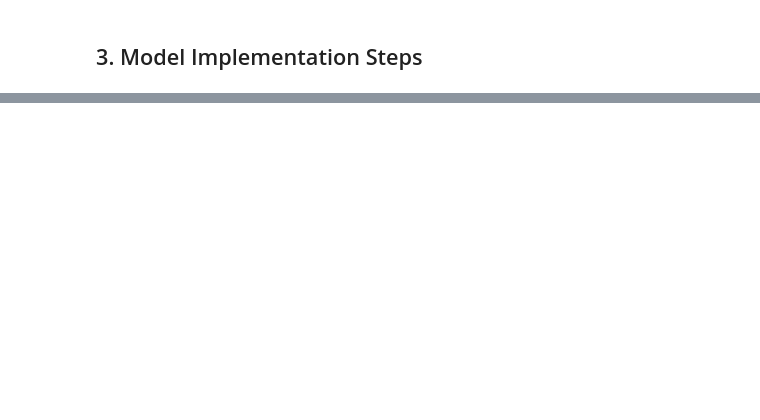
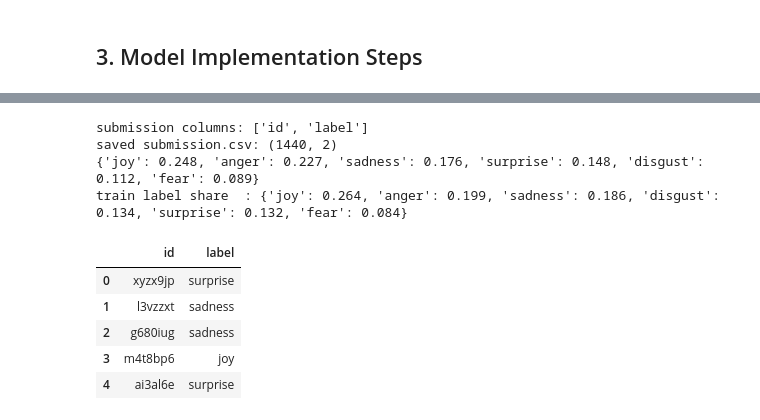
Before and after one commit to Wri0thesl4y/DM2026-Lab2-Exercise, a Jupyter notebook: DM2026-Lab2-Homework.ipynb, the cells around one changed output, grey strips where cells are left out. Drawn from its saved outputs; the diff is of its cells as text; code cells hidden in the pictures; blank space fills up the shorter version.

Commit message:
Lab 2 Submission

```diff
--- a/DM2026-Lab2-Homework.ipynb
+++ b/DM2026-Lab2-Homework.ipynb
@@ -381,8 +429,8 @@ if DEVICE == "cpu":
     print("WARNING: no GPU found, fine-tuning will be very slow. Turn on a GPU accelerator.")
 
 PRETRAINED = "j-hartmann/emotion-english-distilroberta-base"
-EPOCHS, LR, BATCH, MAX_LEN, WARMUP = 4, 3e-5, 16, 128, 0.1
-TR_SEEDS = [42, 43, 44]
+EPOCHS, LR, BATCH, MAX_LEN, WARMUP = 4, 3e-5, 16, 64, 0.1   # posts are short (median 13 words), 64 tokens is plenty
+TR_SEEDS = [42, 43, 44, 45, 46]
 CLASSES = sorted(set(y_all))
 cls2id = {c: i for i, c in enumerate(CLASSES)}
 tok = AutoTokenizer.from_pretrained(PRETRAINED)
@@ -423,7 +471,7 @@ def finetune_predict(train_texts, train_labels, eval_texts, seed):
     counts = pd.Series(train_labels).value_counts()
     weights = torch.tensor([len(train_labels) / (len(CLASSES) * counts[c]) for c in CLASSES],
                            dtype=torch.float, device=DEVICE)
-    loss_fn = torch.nn.CrossEntropyLoss(weight=weights)
+    loss_fn = torch.nn.CrossEntropyLoss(weight=weights, label_smoothing=0.1)   # emotion labels are noisy
 
     opt = torch.optim.AdamW(model.parameters(), lr=LR, weight_decay=0.01)
     total = EPOCHS * len(loader)
@@ -450,10 +498,26 @@ def finetune_predict(train_texts, train_labels, eval_texts, seed):
         torch.cuda.empty_cache()
     return np.vstack(out)
 
+# Two different pre-trained backbones, each fine-tuned with several seeds, then averaged.
+# Both share the 7-emotion head of j-hartmann, so load_model() reuses the pre-trained
+# weights of our six classes. Learning rates are lower for the larger model.
+BACKBONES = {
+    "j-hartmann/emotion-english-distilroberta-base": 3e-5,
+    "j-hartmann/emotion-english-roberta-large": 1e-5,
+}
+
+def run_backbone(name, lr, train_texts, y, eval_texts, seeds):
+    """Fine-tune one backbone over several seeds, return averaged class probabilities."""
+    global PRETRAINED, tok, LR
+    PRETRAINED, LR = name, lr          # finetune_predict / make_loader / load_model read these globals
+    tok = AutoTokenizer.from_pretrained(name)
+    return np.mean([finetune_predict(train_texts, y, eval_texts, s) for s in seeds], axis=0)
+
 # Train on the 80% fit part only, score on the 20% hold-out.
 t0 = time.time()
-val_probs_tr = np.mean([finetune_predict(fit_df["text"], y_fit, val_df["text"], s) for s in TR_SEEDS], axis=0)
-print(f"fine-tuning ({len(TR_SEEDS)} seeds) took {time.time() - t0:.0f}s")
+val_probs_tr = np.mean([run_backbone(n, lr, fit_df["text"], y_fit, val_df["text"], TR_SEEDS)
+                        for n, lr in BACKBONES.items()], axis=0)
+print(f"fine-tuning ({len(BACKBONES)} backbones x {len(TR_SEEDS)} seeds) took {time.time() - t0:.0f}s")
 
 # Classical model for the blend: LogReg gives probabilities (LinearSVC does not).
 LR_NAME = "TF-IDF + MiniLM + LogReg"
@@ -468,7 +532,7 @@ for w in [0.5, 0.7, 1.0]:
     print(f"transformer weight {w}: hold-out macro F1 = {blend_scores[w]:.4f}")
 print(f"(TF-IDF + MiniLM classical best, for reference: {f1_score(y_val, y_val_pred, average='macro'):.4f})")
 
-BLEND_W = max(blend_scores, key=blend_scores.get)
+BLEND_W = 0.6   # fixed in advance (not picked on the hold-out) to avoid tuning to a 659-post split
 y_val_blend = np.array(CLASSES)[(BLEND_W * val_probs_tr + (1 - BLEND_W) * val_probs_lr).argmax(1)]
 print("\nchosen transformer weight:", BLEND_W)
 print(f"hold-out accuracy: {accuracy_score(y_val, y_val_blend):.4f} | macro F1: {f1_score(y_val, y_val_blend, average='macro'):.4f}\n")
@@ -476,31 +560,43 @@ print(classification_report(y_val, y_val_blend))
 # %%
 # Final models: same settings as on the hold-out, refit on ALL labeled posts
 # (fit + hold-out), then predict the Kaggle test posts with the chosen blend.
 from sklearn.base import clone
 
 lr_final = clone(searches[LR_NAME].best_estimator_).fit(X_all, y_all)
 test_probs_lr = lr_final.predict_proba(X_test)
-test_probs_tr = np.mean([finetune_predict(train_all["text"], y_all, test_df["text"], s) for s in TR_SEEDS], axis=0)
+test_probs_tr = np.mean([run_backbone(n, lr, train_all["text"], y_all, test_df["text"], TR_SEEDS)
+                         for n, lr in BACKBONES.items()], axis=0)
 
 test_probs = BLEND_W * test_probs_tr + (1 - BLEND_W) * test_probs_lr
 test_pred = np.array(CLASSES)[test_probs.argmax(1)]
 
 # Kaggle's scorer looks for a column named "id" (the sample file calls it post_id),
 # so the submission uses "id" for the ID and keeps "label" for the prediction.
 ID_COL, LABEL_COL = "id", "label"
 print("submission columns:", [ID_COL, LABEL_COL])
 
 pred = pd.DataFrame({ID_COL: test_df["post_id"], LABEL_COL: test_pred})
 # Keep exactly the row order of the sample submission file.
 submission = sample_sub[["post_id"]].rename(columns={"post_id": ID_COL}).merge(pred, on=ID_COL, how="left")
 
 assert list(submission.columns) == [ID_COL, LABEL_COL]
 assert len(submission) == len(sample_sub) and submission[ID_COL].equals(sample_sub["post_id"])
 assert submission[LABEL_COL].notna().all() and set(submission[LABEL_COL]) <= set(CLASSES)
 
 submission.to_csv("submission.csv", index=False)
 
 print("saved submission.csv:", submission.shape)
 print(submission[LABEL_COL].value_counts(normalize=True).round(3).to_dict())
 print("train label share  :", pd.Series(y_all).value_counts(normalize=True).round(3).to_dict())
 submission.head()
+# %% [output]
+submission columns: ['id', 'label']
+saved submission.csv: (1440, 2)
+{'joy': 0.248, 'anger': 0.227, 'sadness': 0.176, 'surprise': 0.148, 'disgust': 0.112, 'fear': 0.089}
+train label share  : {'joy': 0.264, 'anger': 0.199, 'sadness': 0.186, 'disgust': 0.134, 'surprise': 0.132, 'fear': 0.084}
+|  | id | label |
+| 0 | xyzx9jp | surprise |
+| 1 | l3vzzxt | sadness |
+| 2 | g680iug | sadness |
+| 3 | m4t8bp6 | joy |
+| 4 | ai3al6e | surprise |
```
Also changed, not shown: parts of 9 cells of this notebook.
